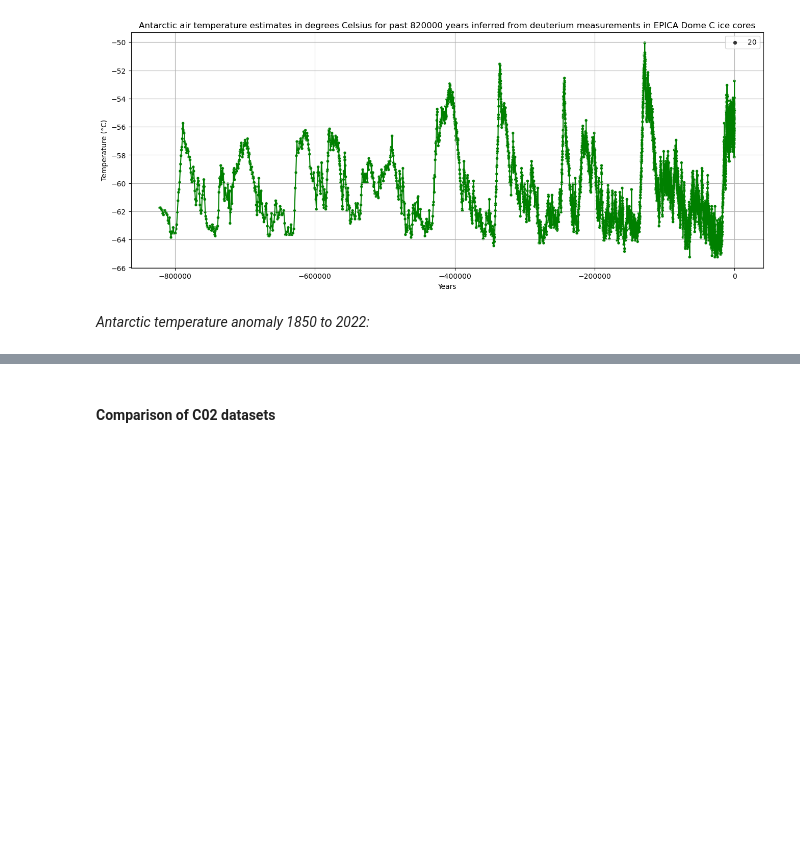
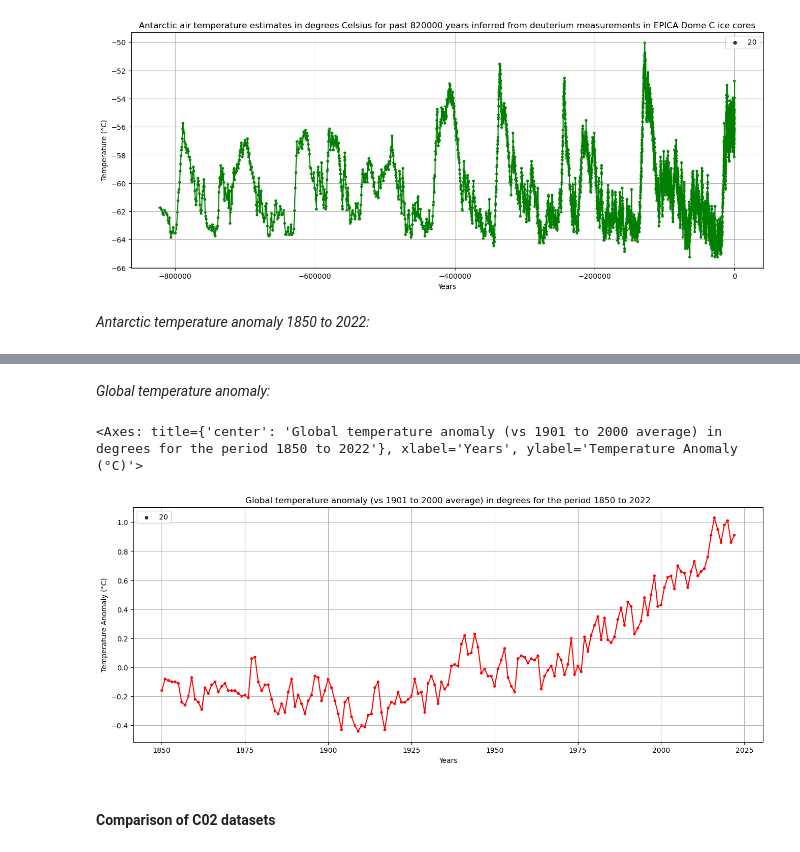
Before and after one commit to jmce22/pfda_project2, a Jupyter notebook: pfda_project2.ipynb, the cells around one changed output, grey strips where cells are left out. Cells and saved outputs as stored; diff of their text form; code cells hidden in the pictures; blank space fills up the shorter version.

```diff
--- a/pfda_project2.ipynb
+++ b/pfda_project2.ipynb
@@ -408,3 +428,21 @@ sns.lineplot(x = 'year', y = 'anomaly', data = df_antarctic_temp_anomaly_1850, c
+# %% [markdown]
+*Global temperature anomaly:*
+# %%
+plt.figure(figsize= (16,6))
+plt.title('Global temperature anomaly (vs 1901 to 2000 average) in degrees for the period 1850 to 2022')
+plt.xlabel('Years')
+plt.ylabel('Temperature Anomaly (°C)')
+plt.grid(True)
+
+# Here I will plot using the column 'year' as opposed to 'Years', as the graph for recent data is easier to comprehend
+# when the x-axis is labelled by calendar year rather than how many years ago the year was
+# We use the 'size' parameter to decrease size of markers
+sns.scatterplot(x = 'year', y = 'anomaly', data=df_global_temp_anomaly_1850, color = 'red', size = 20)
+
+sns.lineplot(x = 'year', y = 'anomaly', data = df_global_temp_anomaly_1850, color = 'red')
+# %% [output]
+<Axes: title={'center': 'Global temperature anomaly (vs 1901 to 2000 average) in degrees for the period 1850 to 2022'}, xlabel='Years', ylabel='Temperature Anomaly (°C)'>
+[figure, added]
 # %% [markdown]
 #### Comparison of C02 datasets ####
 # %% [markdown]
```
Also changed, not shown: parts of 6 cells of this notebook, 1 other file.
